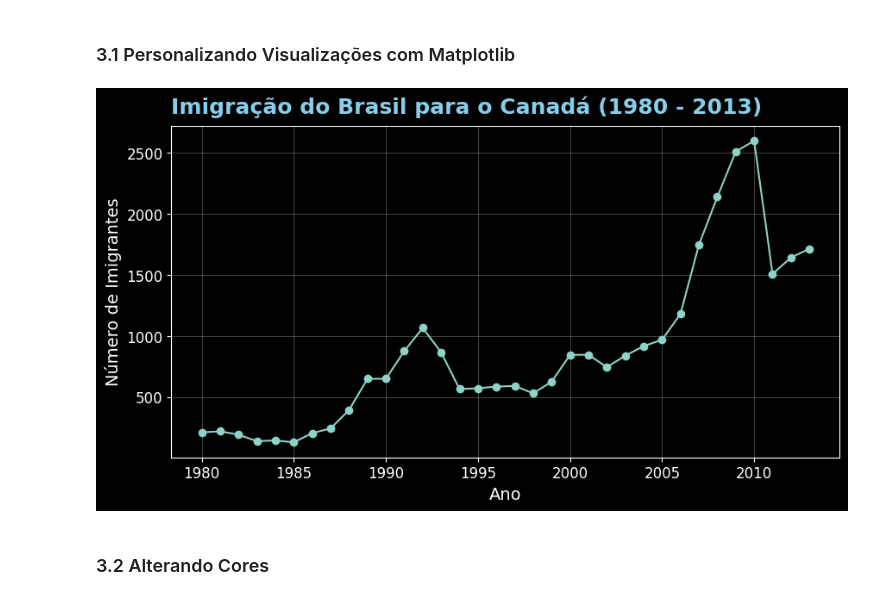
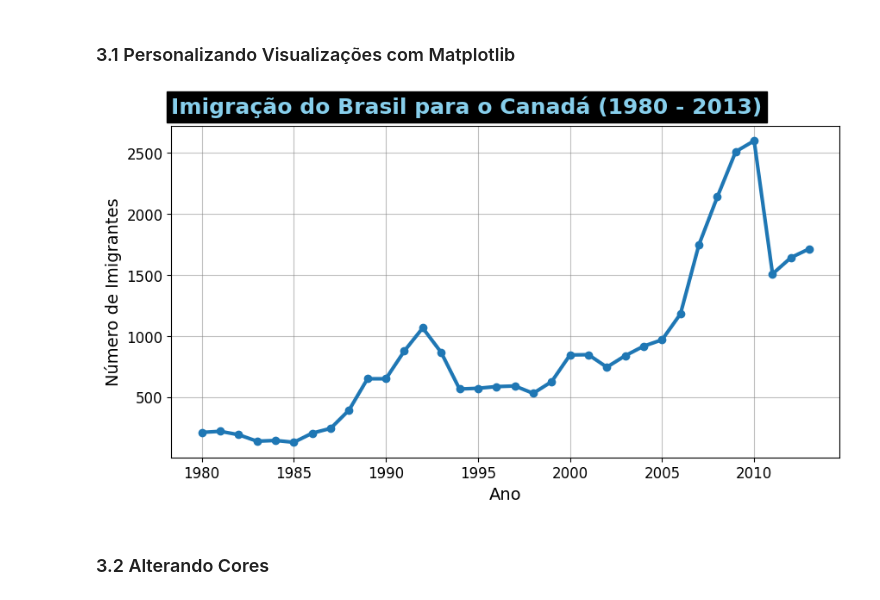
Before and after one commit to KaelDucatti/estudos-ds, a Jupyter notebook: data_visualization/01_criando_graficos_com_bibliotecas_py/classes.ipynb, the cells around one changed output. Drawn from its saved outputs; the diff is of its cells as text; code cells hidden in the pictures.

```diff
--- a/data_visualization/01_criando_graficos_com_bibliotecas_py/classes.ipynb
+++ b/data_visualization/01_criando_graficos_com_bibliotecas_py/classes.ipynb
@@ -196,15 +195,23 @@ plt.show()
 # %% [markdown]
 ### 2.1 Criando uma figura
 # %%
+from matplotlib import ticker
+
+
+IPython_default = plt.rcParams.copy()
+
+plt.style.use("bmh")
+
 fig, axs = plt.subplots(figsize=(10, 5))
 
 axs.plot(imigracao_br["Ano"], imigracao_br["No_Imigrantes"])
 
 axs.set_title("Imigração do Brasil para o Canadá\n1980 - 2013")
 
-axs.xaxis.set_major_locator(plt.MultipleLocator(5))
+axs.xaxis.set_major_locator(ticker.MultipleLocator(5))
 axs.set_xlabel("Ano")
 axs.set_ylabel("Número de Imigrantes")
 
 plt.show()
+plt.rcParams.update(IPython_default)
 # %% [output]
@@ -289,34 +296,37 @@ vendas_2022 = {
     'Dez': [300, 350, 400, 250]
 }
 
+# IPython_default = plt.rcParams.copy()
+
 data = pd.DataFrame(vendas_2022)
 data = data.T
 data = data.reset_index()
 data.columns = ["Meses", "Loja A", "Loja B", "Loja C", "Loja D"]
 
-plt.style.use("dark_background")
+with plt.style.context("dark_background"):
+    fig, axs = plt.subplots(2, 2, figsize=(15, 5))
 
-fig, axs = plt.subplots(2, 2, figsize=(15,5))
+    fig.suptitle("Comparação de Vendas\n2022", fontsize=22, color="aqua", fontweight=3)
 
-fig.suptitle("Comparação de Vendas\n2022", fontsize=16)
+    plt.style.context("dark_background")
 
-axs[0, 0].plot(data["Meses"], data["Loja A"])
-axs[0, 0].set_title("Loja A")
+    axs[0, 0].plot(data["Meses"], data["Loja A"], color="lightgreen")
+    axs[0, 0].set_title("Loja A", fontsize=16, color="lightgreen")
 
-axs[0, 1].plot(data["Meses"], data["Loja B"])
-axs[0, 1].set_title("Loja B")
+    axs[0, 1].plot(data["Meses"], data["Loja B"], color="salmon")
+    axs[0, 1].set_title("Loja B", fontsize=16, color="salmon")
 
-axs[1, 0].plot(data["Meses"], data["Loja C"])
-axs[1, 0].set_title("Loja C")
+    axs[1, 0].plot(data["Meses"], data["Loja C"], color="skyblue")
+    axs[1, 0].set_title("Loja C", fontsize=16, color="skyblue")
 
-axs[1, 1].plot(data["Meses"], data["Loja D"])
-axs[1, 1].set_title("Loja D")
+    axs[1, 1].plot(data["Meses"], data["Loja D"], color="lightgoldenrodyellow")
+    axs[1, 1].set_title("Loja D", fontsize=16, color="lightgoldenrodyellow")
 
 for ax in axs.flat:
-    ax.grid(color="orange", alpha=0.5)
+    ax.grid(color="grey", alpha=0.3, ls="--")
     ax.set_ylim(0, 500)
     ax.set_ylabel("Número de Vendas")
 
-plt.tight_layout()
+plt.tight_layout(rect=[0, 0, 1, 0.96])  # Ajuste do layout para não sobrepor o suptitle
 plt.show()
 # %% [output]
@@ -328,29 +338,29 @@ plt.show()
 # %%
 anos = list(range(1980, 2014, 5))
 
-ig, axs = plt.subplots(figsize=(10, 5))
+fig, axs = plt.subplots(figsize=(10, 5))
 
-axs.plot(imigracao_br["Ano"].astype(int), imigracao_br["No_Imigrantes"], marker="o")
+axs.plot(imigracao_br["Ano"].astype(int), imigracao_br["No_Imigrantes"], marker="o", lw=3)
 
 axs.set_title(
     "Imigração do Brasil para o Canadá (1980 - 2013)",
     fontdict={"fontsize": 18,
               "fontweight": "bold",
               "color": "skyblue",
               "backgroundcolor": "black"},
     loc="left",
     pad=10
 )
 axs.set_xlabel("Ano", fontsize=14)
 axs.set_ylabel("Número de Imigrantes", fontsize=14)
 axs.set_xticks(anos)
 
 axs.xaxis.set_tick_params(labelsize=12)
 axs.yaxis.set_tick_params(labelsize=12)
 axs.grid(color="grey", alpha=0.5)
 
 plt.show()
 # %% [output]
-[figure, old version]
+[figure, new version]
 # %% [markdown]
 ### 3.2 Alterando Cores
```
Also changed, not shown: parts of 9 cells of this notebook.
